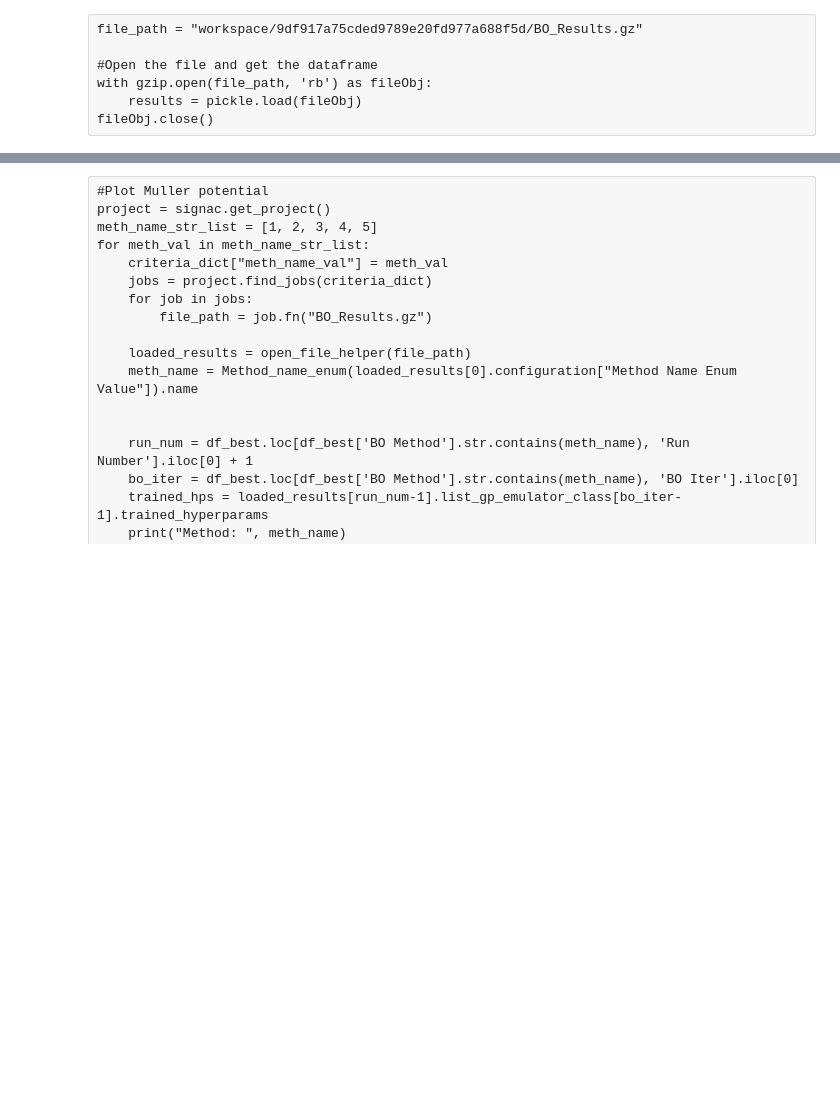
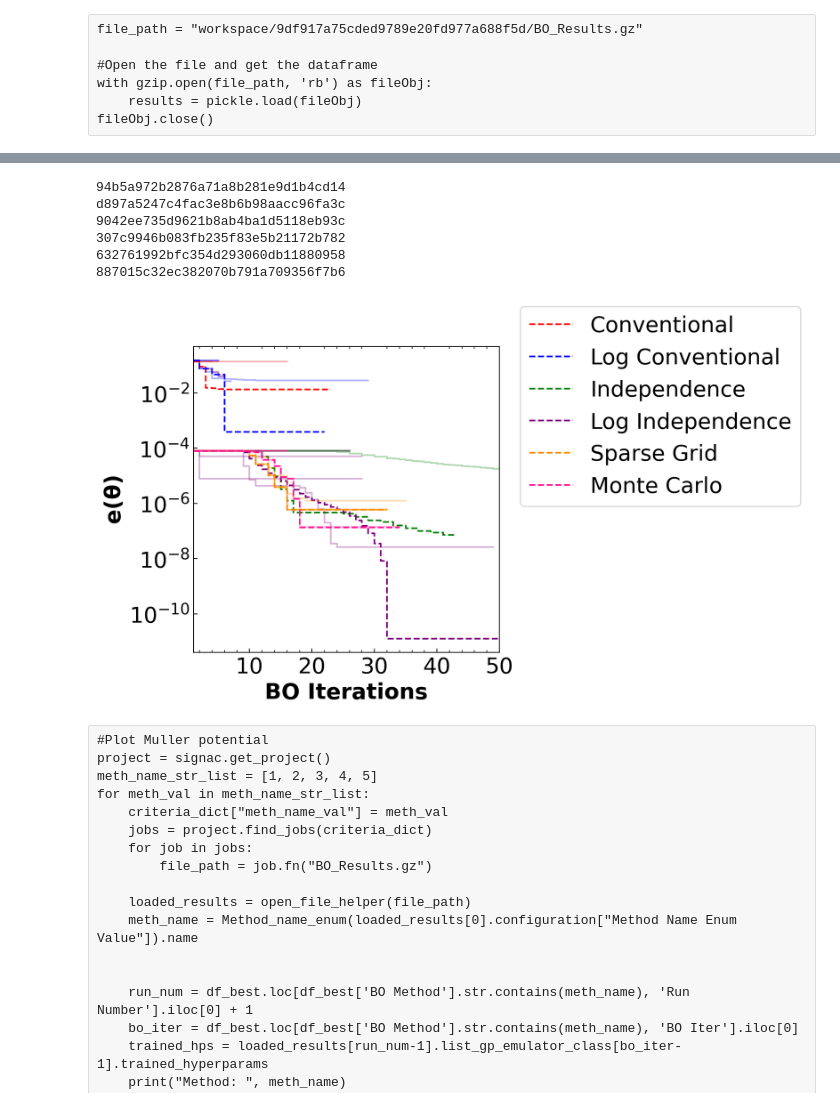
Before and after one commit to dowlinglab/GPBO_Emulators, a Jupyter notebook: experiment_analysis.ipynb, the cells around one changed output, grey strips where cells are left out. Cells and saved outputs as stored; diff of their text form; code cells hidden in the pictures; blank space fills up the shorter version.

```diff
--- a/experiment_analysis.ipynb
+++ b/experiment_analysis.ipynb
@@ -40,7 +40,7 @@ fileObj.close()
 #From signac
 import signac
 date_time_str = None
-meth_name_str_list = [1, 2, 3, 5, 6]
+meth_name_str_list = [1, 2, 3, 4, 5, 6]
 study_id = "ep"
 save_csv = True
 
@@ -52,7 +52,6 @@ criteria_dict = {"cs_name_val" : 1,
                  "outputscl": None,
                  "bo_iter_tot": 50,
                  "num_val_pts": 20,
-                 "ep_enum_val":1,
                  "lenscl": None}
 
 df = pd.DataFrame()
@@ -107,5 +114,12 @@ for meth_name_val in meth_name_str_list:
 
 for i in range(len(job_list_best)):
     print(job_list_best[i].id)
+# %% [output]
+94b5a972b2876a71a8b281e9d1b4cd14
+d897a5247c4fac3e8b6b98aacc96fa3c
+9042ee735d9621b8ab4ba1d5118eb93c
+307c9946b083fb235f83e5b21172b782
+632761992bfc354d293060db11880958
+887015c32ec382070b791a709356f7b6
 # %%
 run_num_list = list(map(int, df_best["Run Number"].to_numpy() + 1))
@@ -123,25 +137,27 @@ for i in range(len(job_list_best)):
 # %%
-bo_method_list = ["A1", "B1", "A2", "C2", "D2"]
+bo_method_list = ["A1", "B1", "A2", "B2", "C2", "D2"]
 run_num_list = list(map(int, df_best["Run Number"].to_numpy() + 1))
 data_names = ["Min SSE"]
 string_for_df_theta = ["Min Obj Cum."]
 # data_names = ["log(sse)", "min(log(sse))", "log(EI)"]
 
 title_fontsize = 24
 other_fontsize = 20
 xbins = 5
 ybins = 7
 x_label = "BO Iterations"
 y_label = r"$\mathbf{e(\theta)}$"
 # title = "Min SSE Values"
 title = None
 save_path = None
 log_data = False
 
 file_path_list = [job.fn("BO_Results.gz") for job in job_list_best]
 
 plot_method_sse_one_plot(file_path_list, bo_method_list, run_num_list, string_for_df_theta, data_names, xbins, ybins,
                                    title, x_label, y_label, log_data, title_fontsize, other_fontsize, save_path)
+# %% [output]
+[figure, added]
 # %%
 #Make heat maps
 title_fontsize = 24
```
Also changed, not shown: parts of 2 cells of this notebook, 2 other files.
